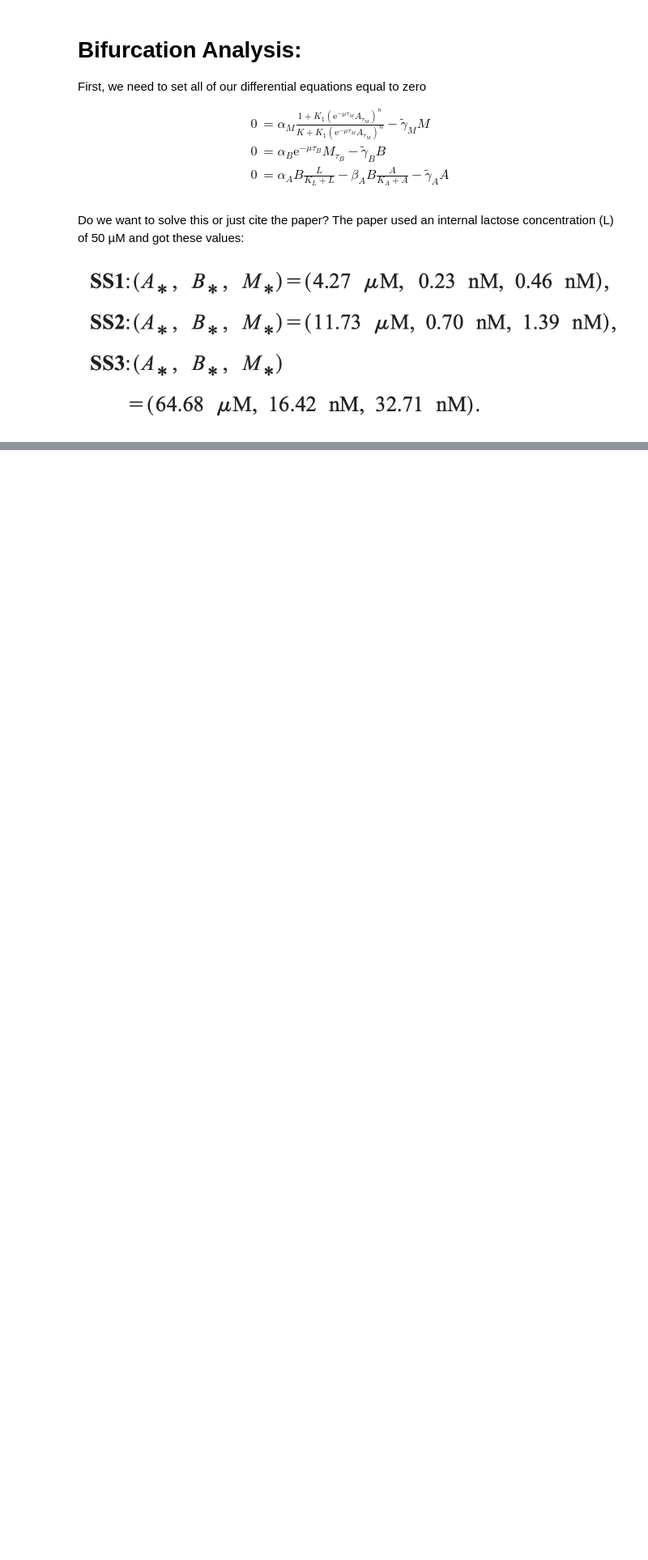
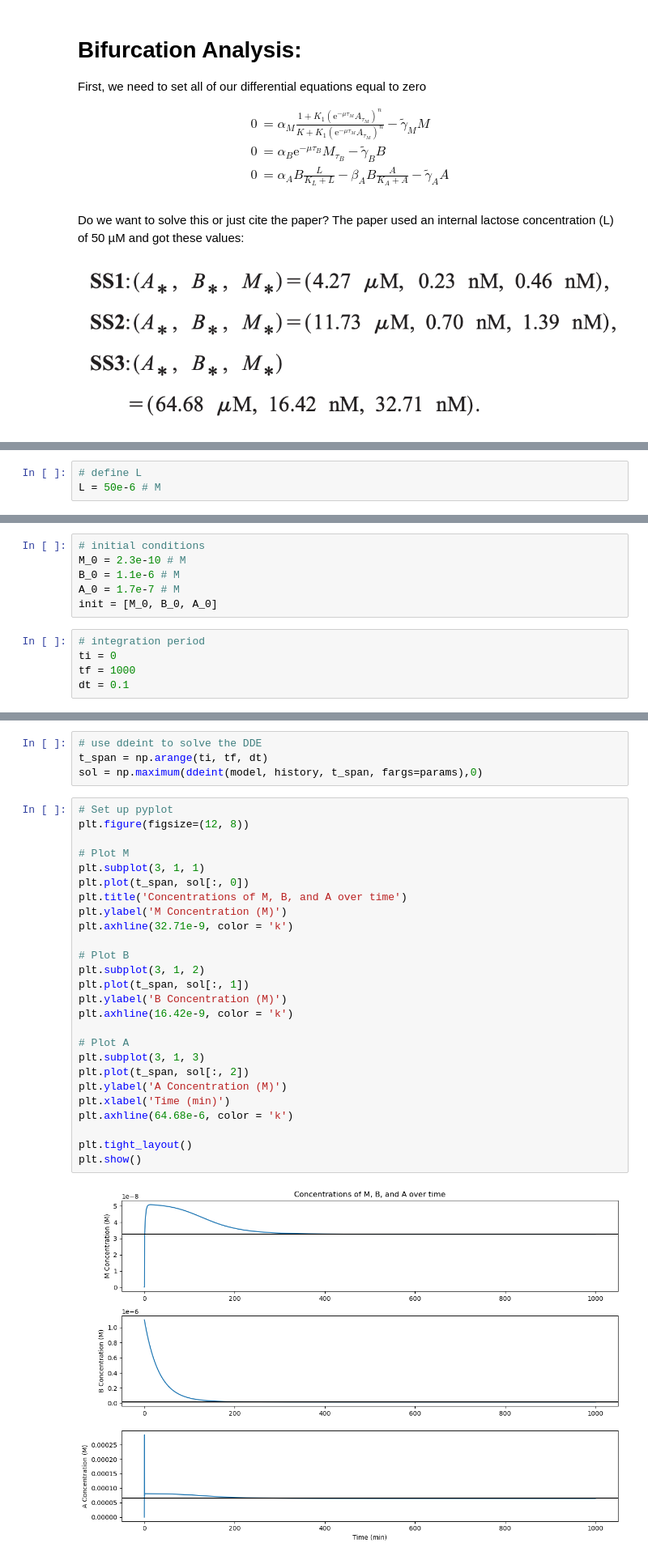
Before and after one commit to SchoolRonald/QBE-Project, a Jupyter notebook: project.ipynb, the cells around one changed output, grey strips where cells are left out. Shown at 81% size. Saved outputs shown, nothing was run; the diff lists cells and outputs as text; blank space fills up the shorter version.

```diff
--- a/project.ipynb
+++ b/project.ipynb
@@ -169,0 +104,3 @@ Requirement already satisfied: arrow>=0.15.0 in c:\users\quangy\anaconda3\lib\si
+# %%
+# define L
+L = 50e-6 # M
@@ -169,0 +130,11 @@ Requirement already satisfied: arrow>=0.15.0 in c:\users\quangy\anaconda3\lib\si
+# %%
+# initial conditions
+M_0 = 2.3e-10 # M
+B_0 = 1.1e-6 # M
+A_0 = 1.7e-7 # M
+init = [M_0, B_0, A_0]
+# %%
+# integration period
+ti = 0
+tf = 1000
+dt = 0.1
@@ -169,0 +168,32 @@ Requirement already satisfied: arrow>=0.15.0 in c:\users\quangy\anaconda3\lib\si
+# %%
+# use ddeint to solve the DDE
+t_span = np.arange(ti, tf, dt)
+sol = np.maximum(ddeint(model, history, t_span, fargs=params),0)
+# %%
+# Set up pyplot
+plt.figure(figsize=(12, 8))
+
+# Plot M
+plt.subplot(3, 1, 1)
+plt.plot(t_span, sol[:, 0])
+plt.title('Concentrations of M, B, and A over time')
+plt.ylabel('M Concentration (M)')
+plt.axhline(32.71e-9, color = 'k')
+
+# Plot B
+plt.subplot(3, 1, 2)
+plt.plot(t_span, sol[:, 1])
+plt.ylabel('B Concentration (M)')
+plt.axhline(16.42e-9, color = 'k')
+
+# Plot A
+plt.subplot(3, 1, 3)
+plt.plot(t_span, sol[:, 2])
+plt.ylabel('A Concentration (M)')
+plt.xlabel('Time (min)')
+plt.axhline(64.68e-6, color = 'k')
+
+plt.tight_layout()
+plt.show()
+# %% [output]
+[figure, added]
```
Also changed, not shown: parts of 10 cells of this notebook.
